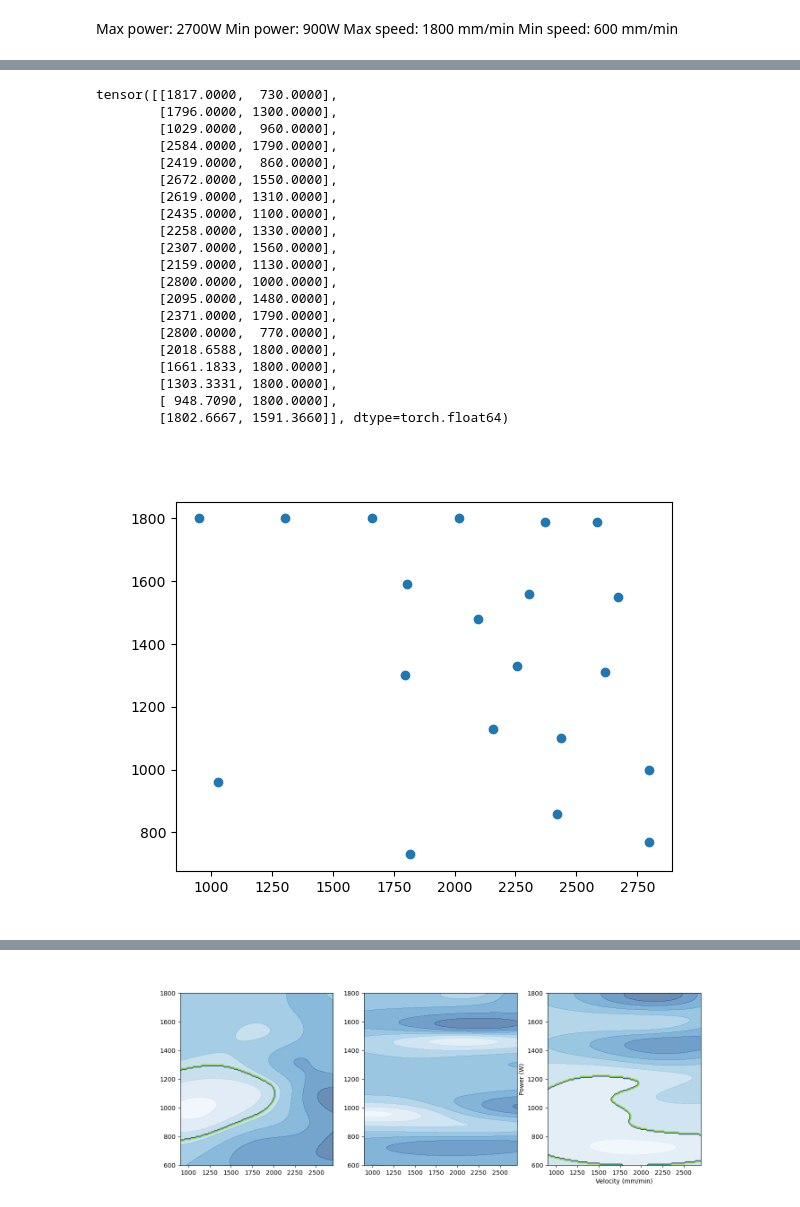
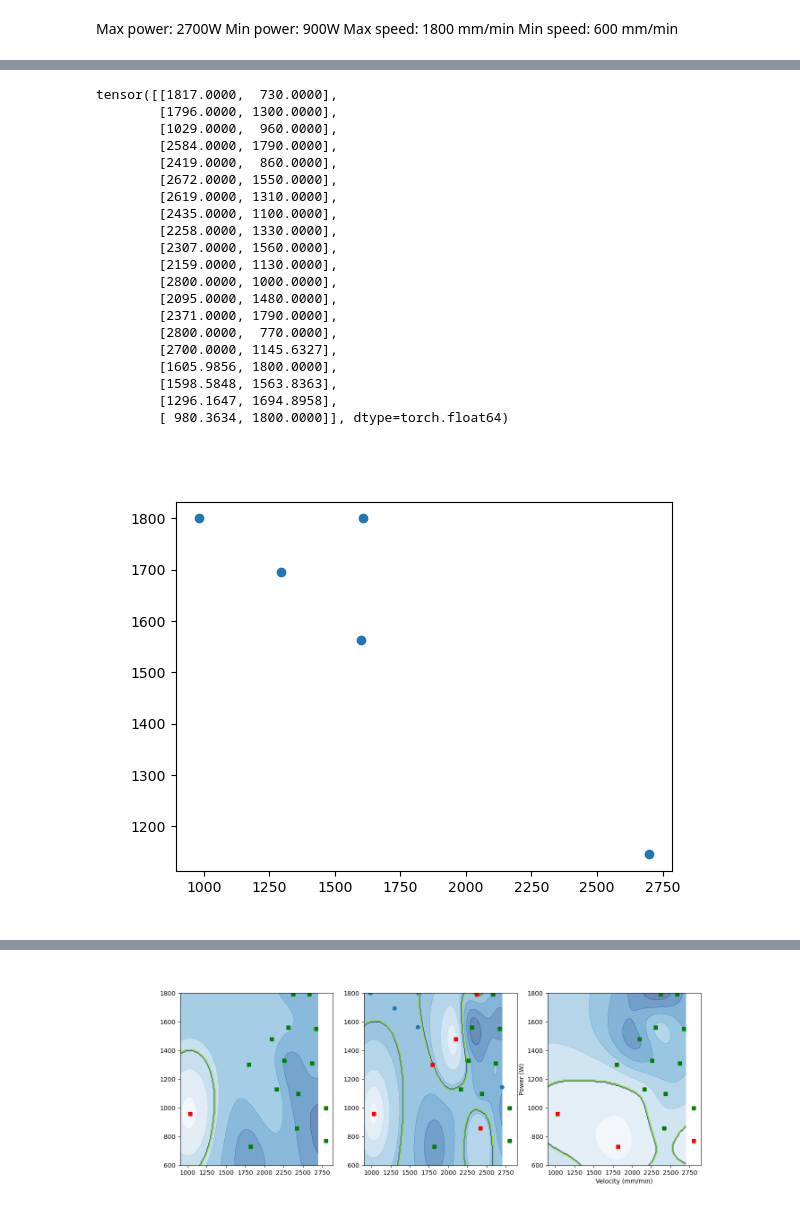
Before and after one commit to ulissigroup/cas, a Jupyter notebook: alse/workflow_fixed_feed.ipynb, the cells around one changed output, grey strips where cells are left out. Drawn from its saved outputs; the diff is of its cells as text; code cells hidden in the pictures.

Commit message:
changed constraint

```diff
--- a/alse/workflow_fixed_feed.ipynb
+++ b/alse/workflow_fixed_feed.ipynb
@@ -98,7 +98,7 @@ bounds = torch.tensor([[0, 0], [1, 1]], **tkwargs) # Because we normalized
 # bounds = torch.tensor([[-0.082,-0.122], [1.074,1.01]], **tkwargs)
 lb, ub = bounds
 # %%
-constraints = [("gt", 2.5), ("gt", 0.5), ("gt", 6)]
+constraints = [("gt", 2.5), ("gt", 0.65), ("gt", 6)]
 # normalization
 # mean = X.mean(dim=-2, keepdim=True)
 # std = X.std(dim=-2, keepdim=True) + 1e-6 # prevent dividing by 0
@@ -190,11 +190,11 @@ tensor([[1817.0000,  730.0000],
         [2095.0000, 1480.0000],
         [2371.0000, 1790.0000],
         [2800.0000,  770.0000],
-        [2018.6588, 1800.0000],
-        [1661.1833, 1800.0000],
-        [1303.3331, 1800.0000],
-        [ 948.7090, 1800.0000],
-        [1802.6667, 1591.3660]], dtype=torch.float64)
+        [2700.0000, 1145.6327],
+        [1605.9856, 1800.0000],
+        [1598.5848, 1563.8363],
+        [1296.1647, 1694.8958],
+        [ 980.3634, 1800.0000]], dtype=torch.float64)
 # %%
 feasible_inds_width = (
     identify_samples_which_satisfy_constraints(width, constraints[0])
@@ -216,13 +216,13 @@ feasible_inds_wth = (
 # %%
 Xplt = X[:10,:]
 # %%
-plt.scatter(X.float().numpy()[:, 0], X.float().numpy()[:, 1])
+plt.scatter(X.float().numpy()[15:, 0], X.float().numpy()[15:, 1])
 # plt.plot(Xplt[feasible_inds_width, 0].cpu(), Xplt[feasible_inds_width, 1].cpu(), "og")
 # plt.plot(Xplt[feasible_inds_wth, 0].cpu(), Xplt[feasible_inds_wth, 1].cpu(), "og")
 # plt.scatter(X.float().numpy()[5:, 0], X.float().numpy()[5:, 1], color='k')
 plt.show()
 # %% [output]
-[figure, old version]
+[figure, new version]
 # %%
 list_of_models[0]
 # %% [output]
@@ -264,34 +264,43 @@ Xplt, Yplt = torch.meshgrid(
 xplt = xplt.double()
 # %%
 # Xplt = un_transform(Xplt.clone(), xrange_list, xmin_list, 2).double()
+# %%
+Xtemp = X[:15]
 # %%
 # plt.subplots(3, figsize=(8, 8))
 predicted_width = model[0](xplt).loc.detach().reshape(N1,N2)
 predicted_pow_cap = model[1](xplt).loc.detach().reshape(N1,N2)
 predicted_wth = model[2](xplt).loc.detach().reshape(N1,N2)
 
 est_width = predicted_width > 2.5
-est_pow_cap = predicted_pow_cap > 0.5
+est_pow_cap = predicted_pow_cap > 0.65
 est_wth = predicted_wth > 6
 
 reference = (est_width & est_pow_cap & est_wth)
 plt.figure(1)
 fig, ax = plt.subplots(1,3, figsize=(15, 5))
 # Xplt = un_transform(Xplt, xrange_list, xmin_list, 2)
 ax[0].contourf(Xplt.cpu(), Yplt.cpu(), predicted_width.cpu(),cmap="Blues", alpha=0.6)
 ax[0].contour(Xplt.cpu(), Yplt.cpu(), est_width.cpu())
+ax[0].plot(Xtemp[feasible_inds_width, 0].cpu(), Xtemp[feasible_inds_width, 1].cpu(), "sg", label="In Boundary")
+ax[0].plot(Xtemp[~feasible_inds_width, 0].cpu(), Xtemp[~feasible_inds_width, 1].cpu(), "sr", label="Out of Boundary")
 ax[1].contourf(Xplt.cpu(), Yplt.cpu(), predicted_pow_cap.cpu(),cmap="Blues", alpha=0.6)
 ax[1].contour(Xplt.cpu(), Yplt.cpu(), est_pow_cap.cpu())
+ax[1].scatter(X.float().numpy()[:, 0], X.float().numpy()[:, 1])
+ax[1].plot(Xtemp[feasible_inds_pow_cap, 0].cpu(), Xtemp[feasible_inds_pow_cap, 1].cpu(), "sg", label="In Boundary")
+ax[1].plot(Xtemp[~feasible_inds_pow_cap, 0].cpu(), Xtemp[~feasible_inds_pow_cap, 1].cpu(), "sr", label="Out of Boundary")
 ax[2].contourf(Xplt.cpu(), Yplt.cpu(), predicted_wth.cpu(),cmap="Blues", alpha=0.6)
 ax[2].contour(Xplt.cpu(), Yplt.cpu(), est_wth.cpu())
+ax[2].plot(Xtemp[feasible_inds_wth, 0].cpu(), Xtemp[feasible_inds_wth, 1].cpu(), "sg", label="In Boundary")
+ax[2].plot(Xtemp[~feasible_inds_wth, 0].cpu(), Xtemp[~feasible_inds_wth, 1].cpu(), "sr", label="Out of Boundary")
 # ax[0].contourf(Xplt.cpu(), Yplt.cpu(), reference.cpu())
 
 # plt.contourf(Xplt.cpu(), Yplt.cpu(), reference.cpu(), cmap="Blues", alpha=0.6)
 plt.xlabel('Velocity (mm/min)')
 plt.ylabel('Power (W)')
 plt.show()
 # %% [output]
-[figure, old version]
+[figure, new version]
 # %%
 fig, ax = plt.subplots(figsize=(6, 6))
 ax.contourf(Xplt.cpu(), Yplt.cpu(), reference.cpu(),cmap="Blues", alpha=0.6)
```
Also changed, not shown: parts of 3 cells of this notebook.
